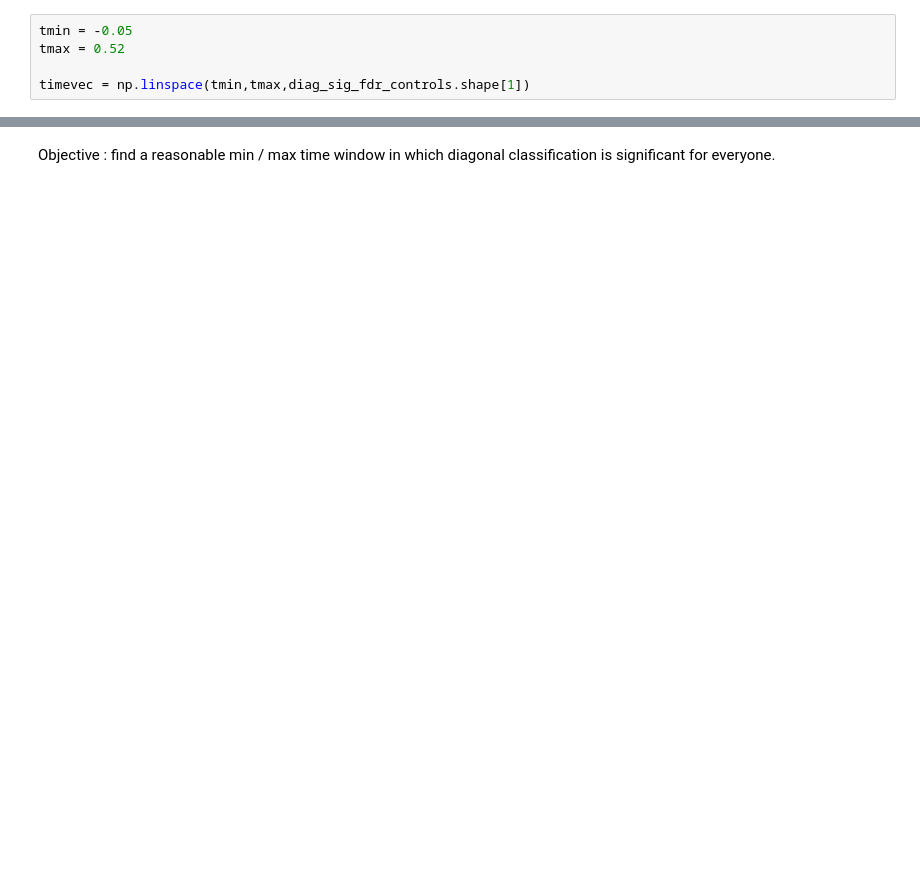
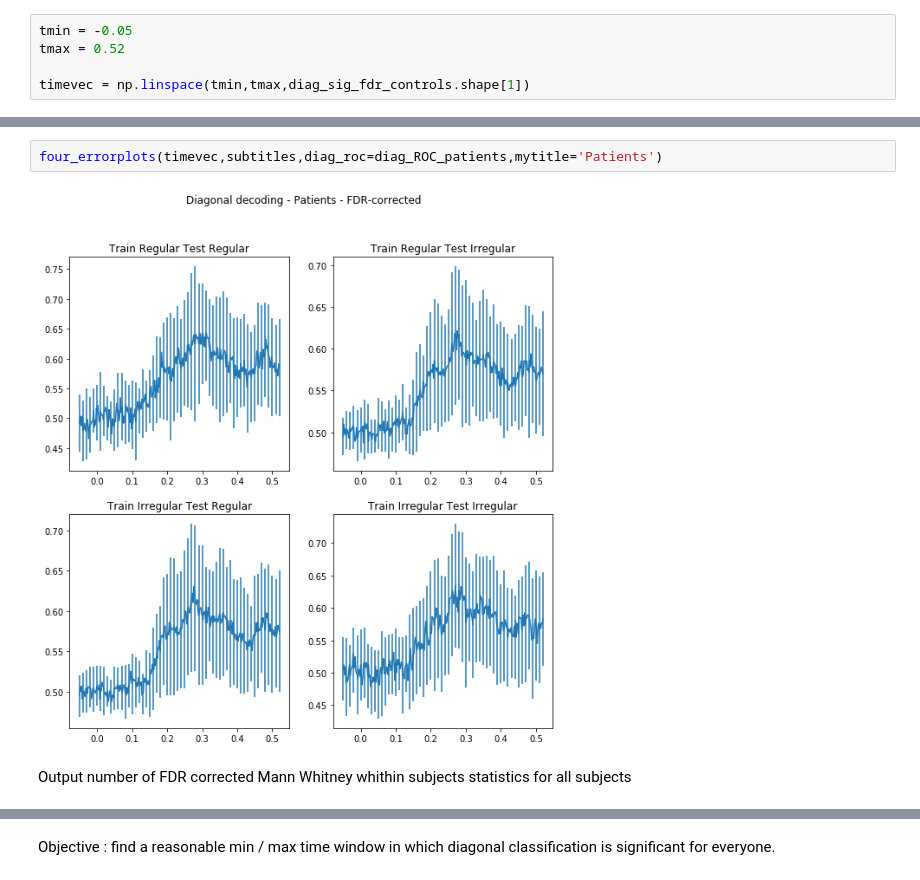
Before and after one commit to nicofarr/pd_osc_decoding, a Jupyter notebook: MNE-Statistics.ipynb, the cells around one changed output, grey strips where cells are left out. Cells and saved outputs as stored; diff of their text form; blank space fills up the shorter version.

Commit message:
Mann-Whitney statistics

```diff
--- a/MNE-Statistics.ipynb
+++ b/MNE-Statistics.ipynb
@@ -83,0 +195,6 @@ timevec = np.linspace(tmin,tmax,diag_sig_fdr_controls.shape[1])
+# %%
+four_errorplots(timevec,subtitles,diag_roc=diag_ROC_patients,mytitle='Patients')
+# %% [output]
+[figure, added]
+# %% [markdown]
+Output number of FDR corrected Mann Whitney whithin subjects statistics for all subjects
```
Also changed, not shown: parts of 22 cells of this notebook.
